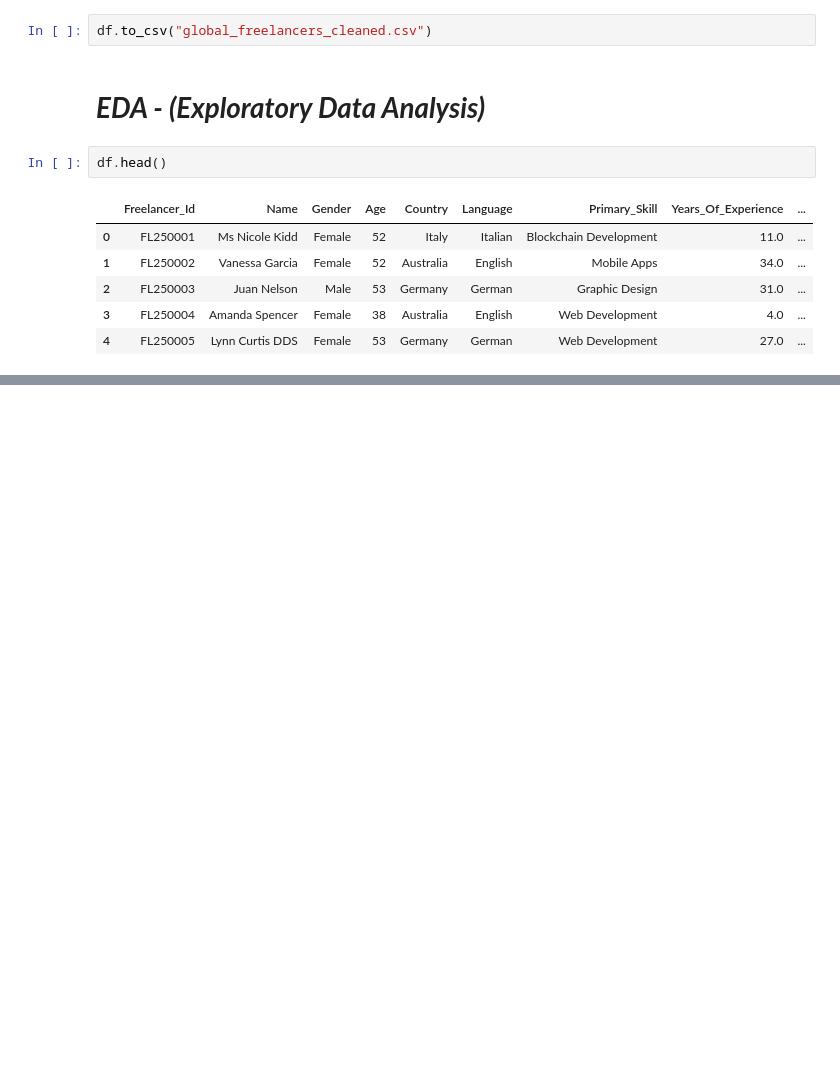
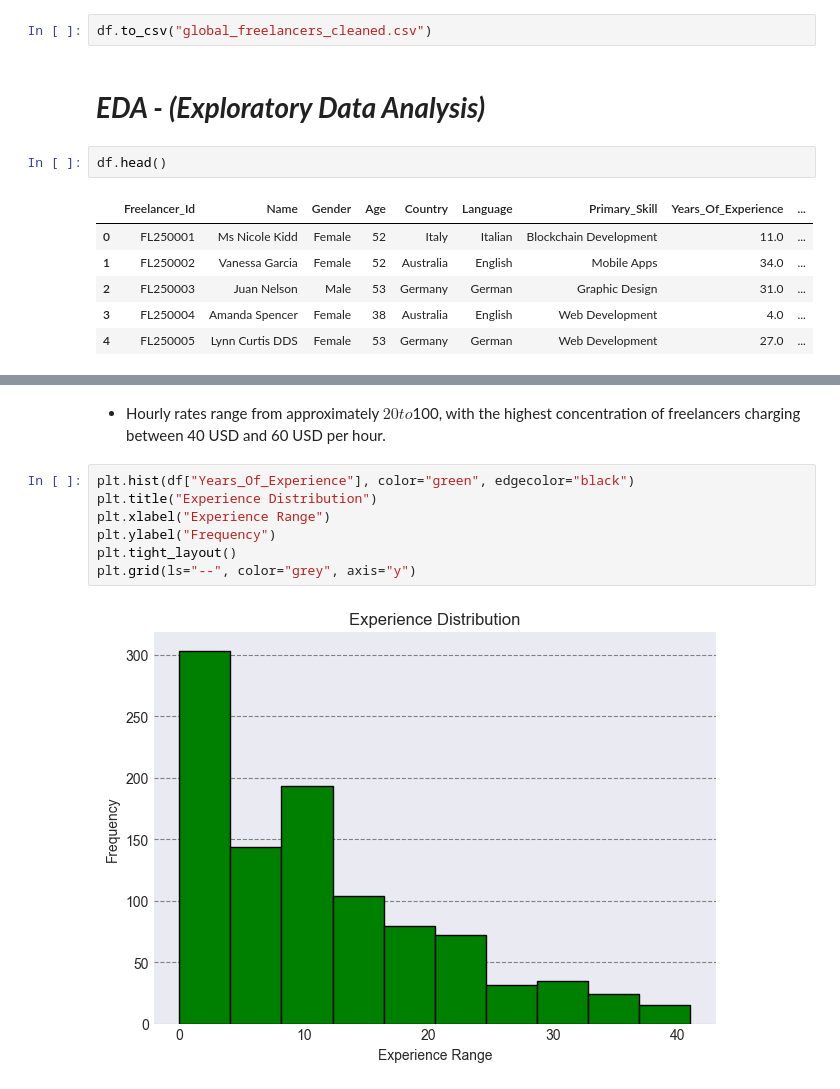
Before and after one commit to Hrushikesh-Kovi/Global-Freelancers-Data-Analysis_DAP-4, a Jupyter notebook: Global Freelancer Data Cleaning.ipynb, the cells around one changed output, grey strips where cells are left out. Drawn from its saved outputs; the diff is of its cells as text; blank space fills up the shorter version.

```diff
--- a/Global Freelancer Data Cleaning.ipynb
+++ b/Global Freelancer Data Cleaning.ipynb
@@ -297,0 +284,11 @@ plt.grid(True, ls="--", color="grey", axis="y")
+# %% [markdown]
+- Hourly rates range from approximately $20 to $100, with the highest concentration of freelancers charging between 40 USD and 60 USD per hour.
+# %%
+plt.hist(df["Years_Of_Experience"], color="green", edgecolor="black")
+plt.title("Experience Distribution")
+plt.xlabel("Experience Range")
+plt.ylabel("Frequency")
+plt.tight_layout()
+plt.grid(ls="--", color="grey", axis="y")
+# %% [output]
+[figure, added]
```
Also changed, not shown: parts of 26 cells of this notebook.
